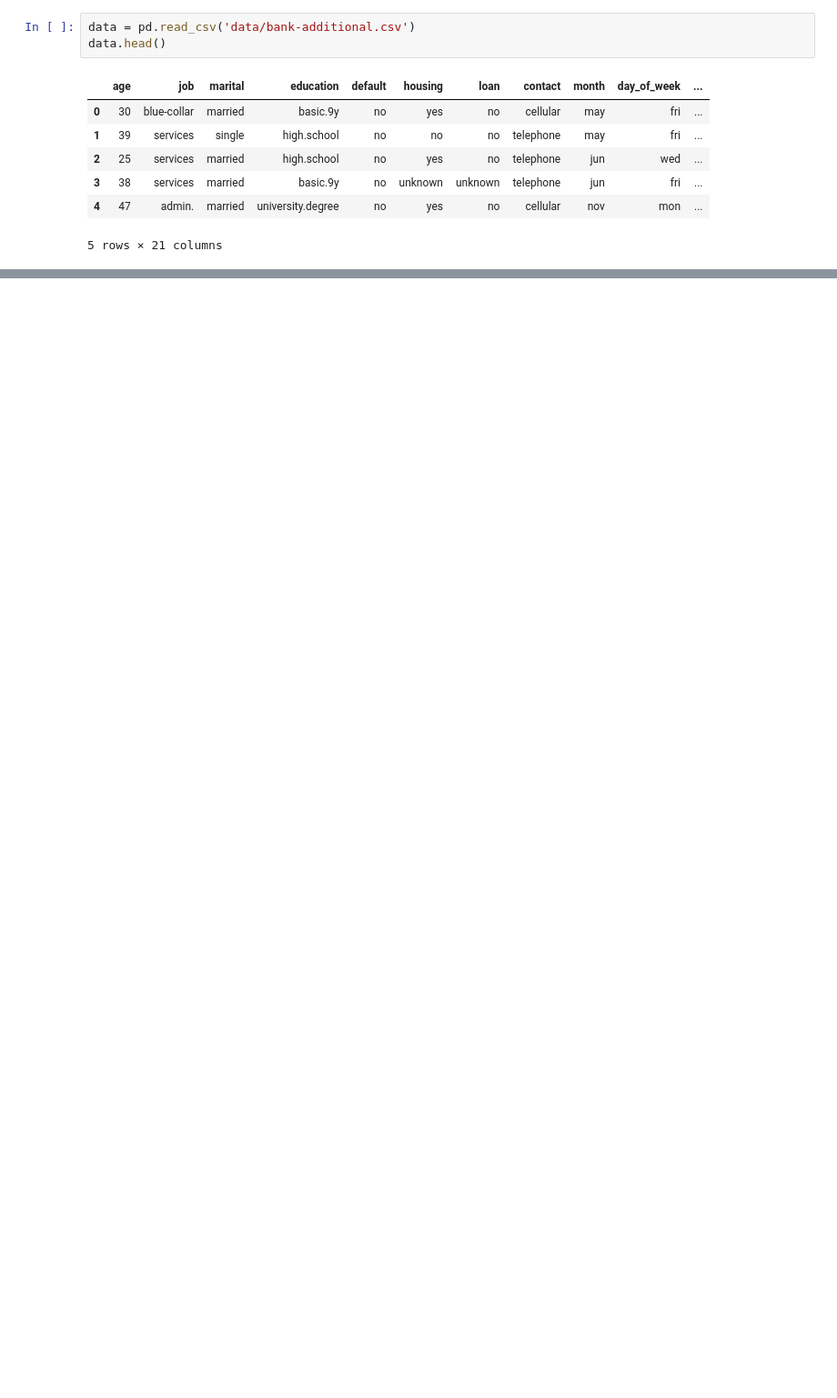
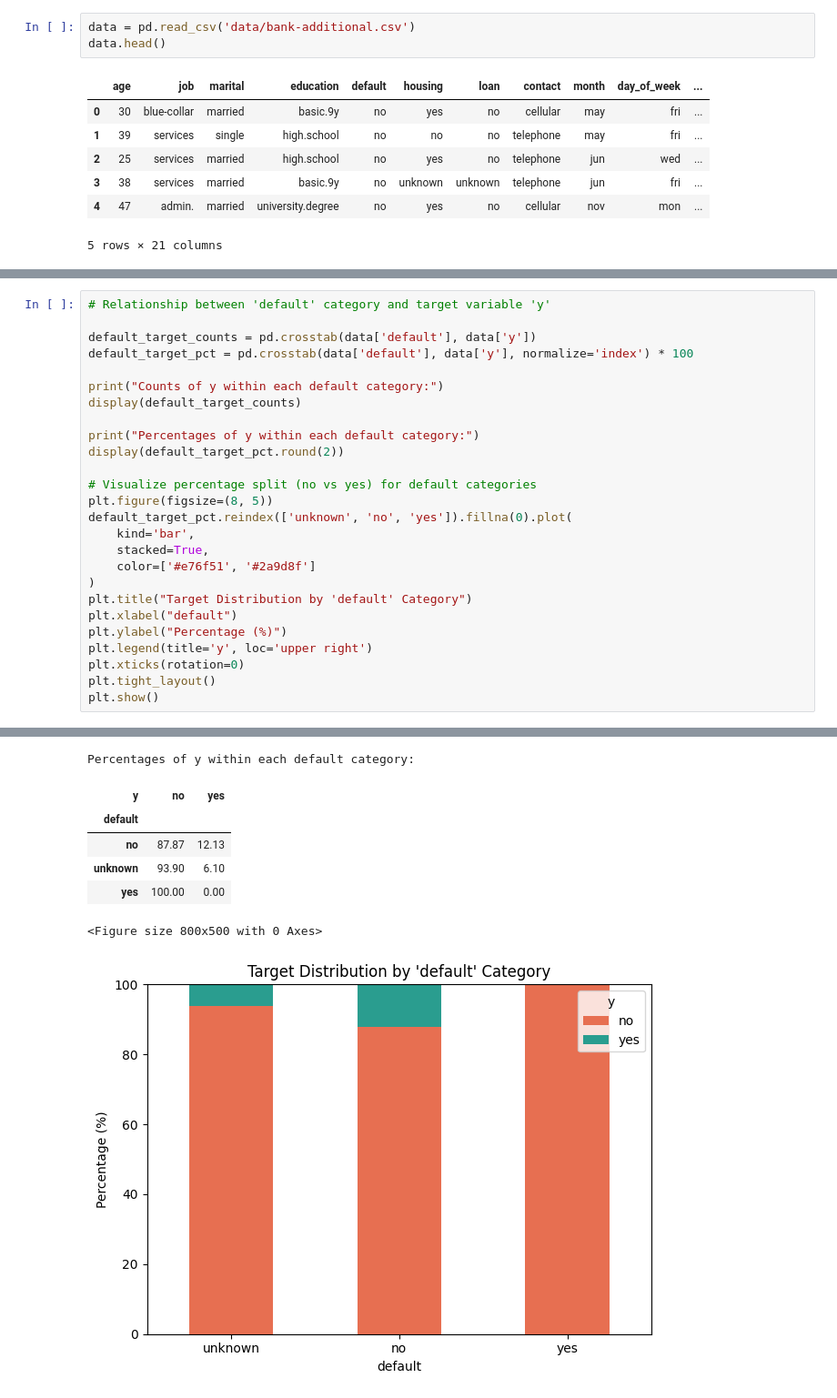
Before and after one commit to Declamski/ML_foundations_data_preparation, a Jupyter notebook: assignment_1_declan_vandam.ipynb, the cells around one changed output, grey strips where cells are left out. Shown at 91% size. Saved outputs shown, nothing was run; the diff lists cells and outputs as text; blank space fills up the shorter version.

```diff
--- a/assignment_1_declan_vandam.ipynb
+++ b/assignment_1_declan_vandam.ipynb
@@ -118,0 +189,27 @@ display(missing_df)
+# %%
+# Relationship between 'default' category and target variable 'y'
+
+default_target_counts = pd.crosstab(data['default'], data['y'])
+default_target_pct = pd.crosstab(data['default'], data['y'], normalize='index') * 100
+
+print("Counts of y within each default category:")
+display(default_target_counts)
+
+print("Percentages of y within each default category:")
+display(default_target_pct.round(2))
+
+# Visualize percentage split (no vs yes) for default categories
+plt.figure(figsize=(8, 5))
+default_target_pct.reindex(['unknown', 'no', 'yes']).fillna(0).plot(
+    kind='bar',
+    stacked=True,
+    color=['#e76f51', '#2a9d8f']
+)
+plt.title("Target Distribution by 'default' Category")
+plt.xlabel("default")
+plt.ylabel("Percentage (%)")
+plt.legend(title='y', loc='upper right')
+plt.xticks(rotation=0)
+plt.tight_layout()
+plt.show()
+# %% [output]
@@ -118,0 +222,8 @@ display(missing_df)
+Percentages of y within each default category:
+| y | no | yes |
+| default |  |  |
+| no | 87.87 | 12.13 |
+| unknown | 93.90 | 6.10 |
+| yes | 100.00 | 0.00 |
+<Figure size 800x500 with 0 Axes>
+[figure, added]
```
Also changed, not shown: parts of 62 cells of this notebook, 3 other files.
